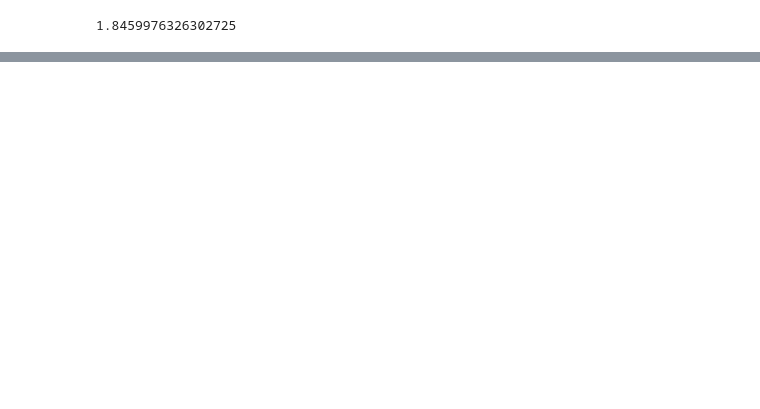
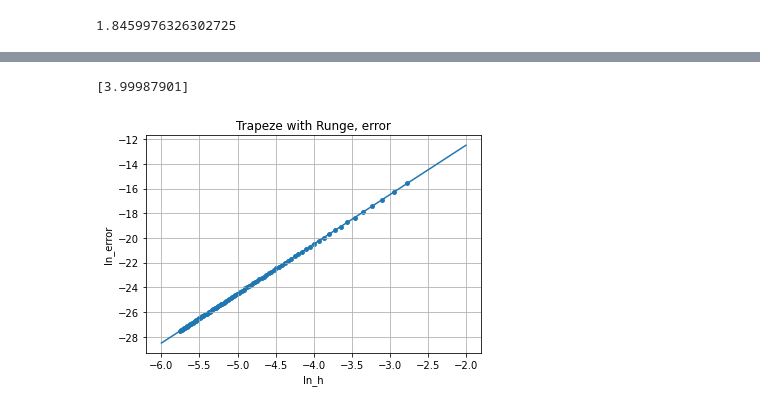
Before and after one commit to ivan-shargin/Math_labs, a Jupyter notebook: Lab_5.ipynb, the cells around one changed output, grey strips where cells are left out. Saved outputs shown, nothing was run; the diff lists cells and outputs as text; code cells hidden in the pictures; blank space fills up the shorter version.

```diff
--- a/Lab_5.ipynb
+++ b/Lab_5.ipynb
@@ -199,0 +223,39 @@ print(linear_regressor.coef_)
+# %%
+def Runge_trapeze(f, section, N):
+    I1 = trapeze(f, section, N)
+    h1 = (section[1] - section[0]) / N
+    I2 = trapeze(f, section, int(N / 2))
+    h2 = (section[1] - section[0]) / int(N / 2)
+    c = (I1 - I2) / (np.power(h2, 2) - np.power(h1, 2))
+    I_r = I1 + c * np.power(h1, 2)
+
+    return I_r
+# %%
+N_arr = np.array(range(50, 1000, 10))
+h_arr = math.pi / N_arr
+error = []
+for N in N_arr:
+    I = Runge_trapeze(f_easy_test, np.array([0, math.pi]), N)
+    I_precise = 2
+    error.append(np.linalg.norm(I - I_precise))
+
+error = np.array(error)
+ln_error = np.log(error)
+ln_h = np.log(h_arr)
+
+fig, ax = plt.subplots()
+ax.grid()
+ax.scatter(ln_h, ln_error, s=15)
+plt.xlabel("ln_h")
+plt.ylabel("ln_error")
+plt.title("Trapeze with Runge, error")
+
+linear_regressor = linear_model.LinearRegression()
+linear_regressor.fit(ln_h.reshape((ln_h.size, 1)), ln_error)
+x0 = np.linspace(-6, -2, 100).reshape((100, 1))
+y0 = linear_regressor.predict(x0)
+ax.plot(x0, y0)
+print(linear_regressor.coef_)
+# %% [output]
+[3.99987901]
+[figure, added]
```
Also changed, not shown: parts of 16 cells of this notebook.
